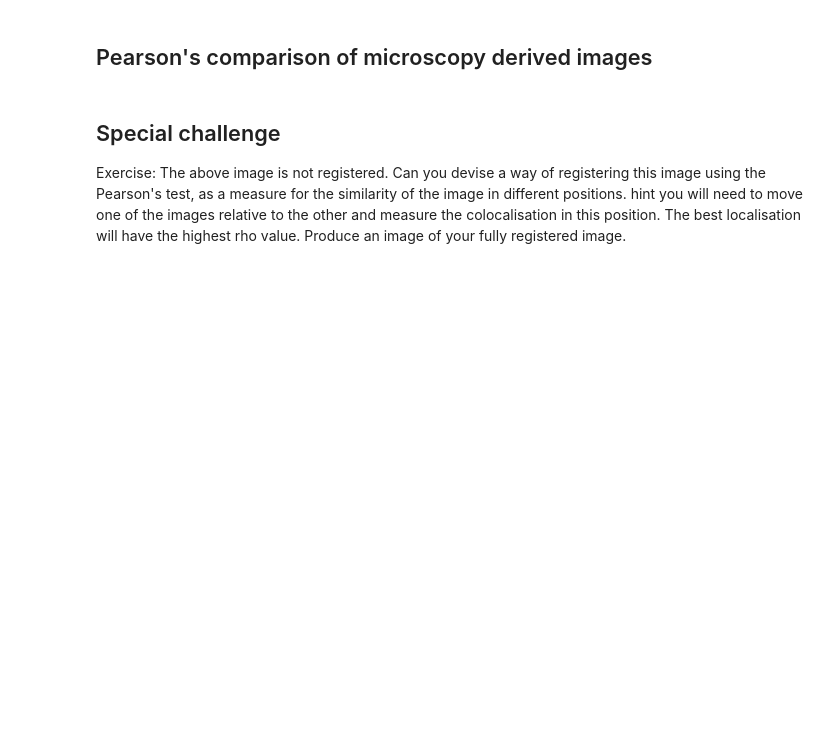
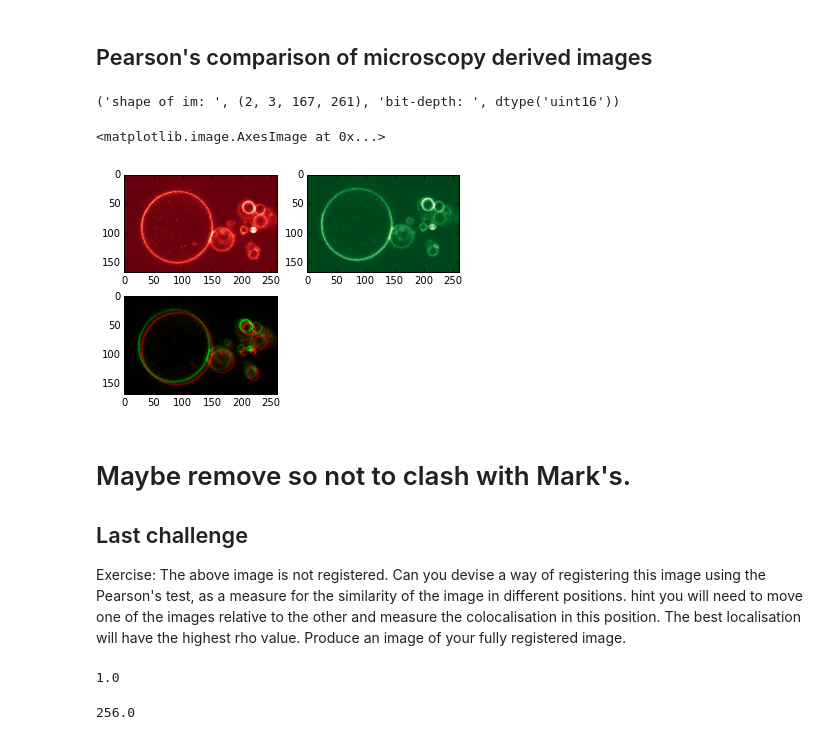
Before and after one commit to dwaithe/ONBI_image_analysis, a Jupyter notebook: day2_colocalisation/2015 Correlation and Colocalisation practical.ipynb, the cells around one changed output. Drawn from its saved outputs; the diff is of its cells as text; code cells hidden in the pictures; blank space fills up the shorter version.

Commit message:
last version from 2015

```diff
--- a/day2_colocalisation/2015 Correlation and Colocalisation practical.ipynb
+++ b/day2_colocalisation/2015 Correlation and Colocalisation practical.ipynb
@@ -72,30 +81,40 @@ b = im[3,:,:].reshape(-1)
 # %%
 #from tifffile import imread as imreadtiff
 im = imreadtiff('composite.tif')
 
 #The organisation of this file is not simple. It is also a 16-bit image.
 print("shape of im: ",im.shape,"bit-depth: ",im.dtype)
 
 #We can assess the image data like so.
 CH0 = im[0,0,:,:]
 CH1 = im[1,0,:,:]
 
-#We can visualise single channels of any bit-depth by visualising as normal.
+#Single channels visualisation can handle 16-bit
 subplot(2,2,1)
 imshow(CH0,cmap='Reds_r')
 subplot(2,2,2)
 imshow(CH1,cmap='Greens_r')
 subplot(2,2,3)
 
-#RGB data have to range between 0 and 255 in each channel and be 8-bit.
+#RGB data have to range between 0 and 255 in each channel and be int (8-bit).
 imRGB = np.zeros((CH0.shape[0],CH0.shape[1],3))
 imRGB[:,:,0] = CH0/255.0
 imRGB[:,:,1] = CH1/255.0
-imshow(255-imRGB.astype(int8))
+imshow((imRGB.astype(np.uint8)))
 
 
 #What is the current Pearson's value for this image?
+# %% [output]
+('shape of im: ', (2, 3, 167, 261), 'bit-depth: ', dtype('uint16'))
+<matplotlib.image.AxesImage at 0x...>
+[figure, added]
 # %% [markdown]
-## Special challenge
+# Maybe remove so not to clash with Mark's.
+
+## Last challenge
 
 Exercise: The above image is not registered. Can you devise a way of registering this image using the Pearson's test, as a measure for the similarity of the image in different positions. hint you will need to move one of the images relative to the other and measure the colocalisation in this position. The best localisation will have the highest rho value. Produce an image of your fully registered image.
+# %%
+np.max(imRGB/256.0)
+# %% [output]
+1.0
@@ -101,0 +136,4 @@ Exercise: The above image is not registered. Can you devise a way of registering
+# %%
+np.max(imRGB)
+# %% [output]
+256.0
```
Also changed, not shown: parts of 6 cells of this notebook, 13 other files.
